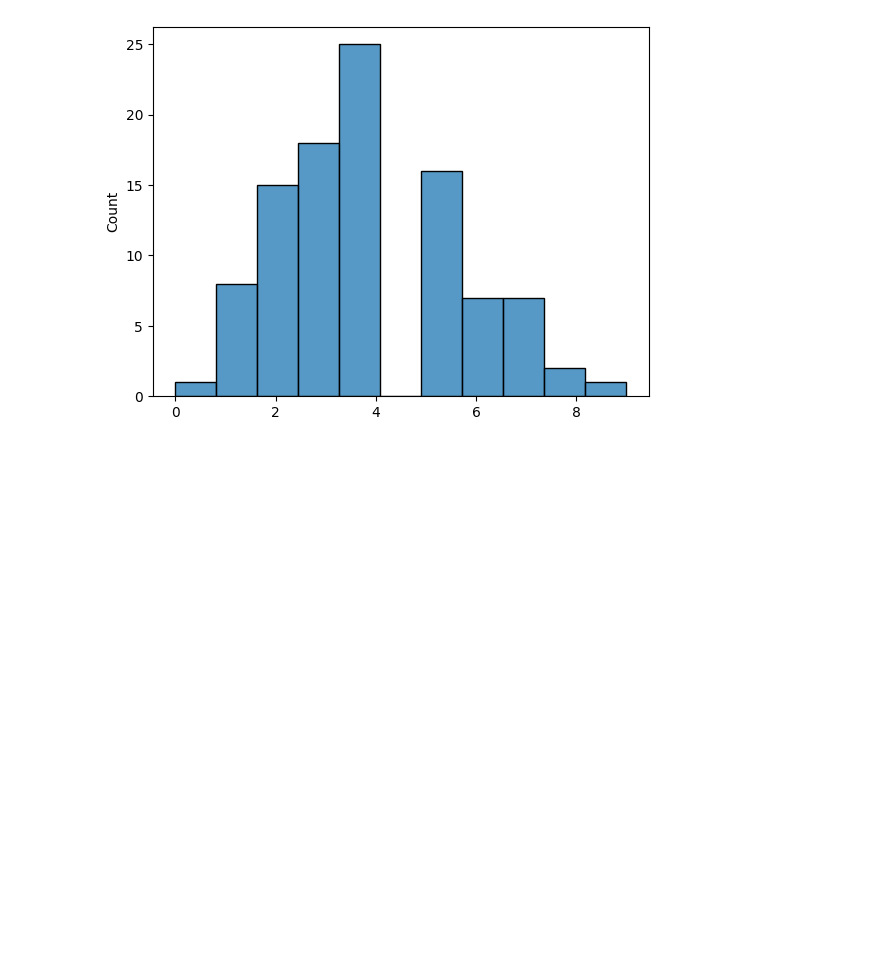
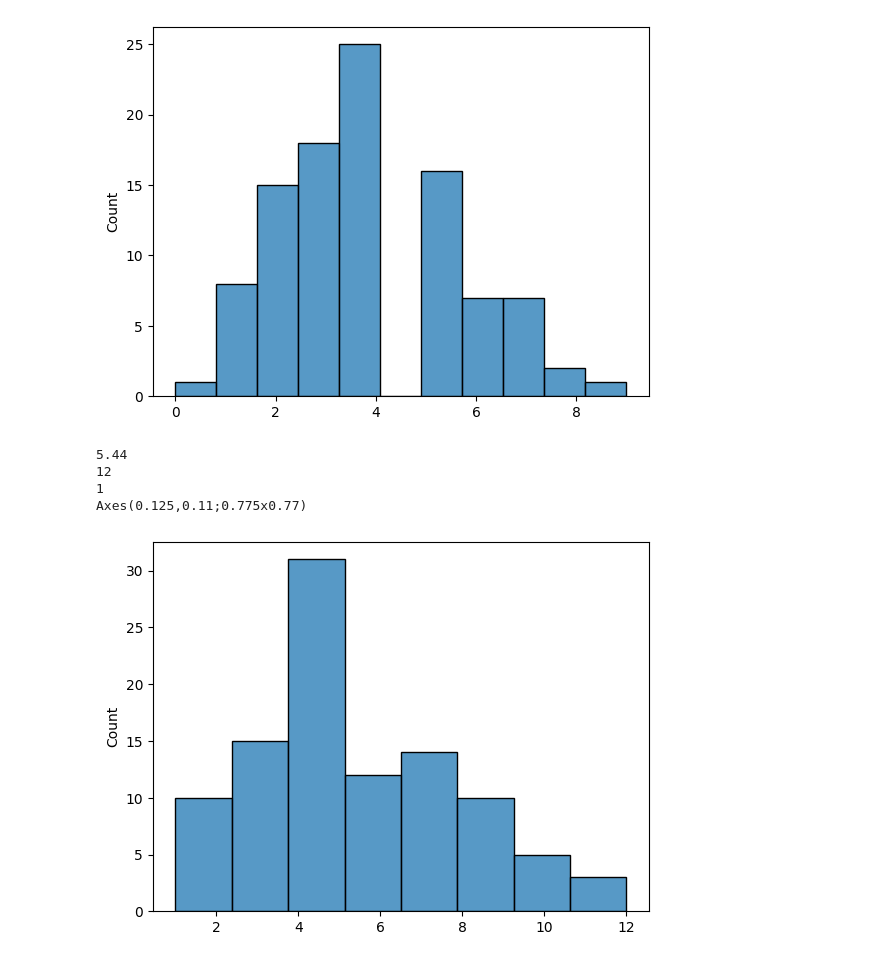
Before and after one commit to wahidali4321/python-for-machine-learning, a Jupyter notebook: Untitled-1.ipynb, the cells around one changed output. Saved outputs shown, nothing was run; the diff lists cells and outputs as text; code cells hidden in the pictures; blank space fills up the shorter version.

```diff
--- a/Untitled-1.ipynb
+++ b/Untitled-1.ipynb
@@ -878,3 +878,16 @@ print(sns.histplot(customer))
  3 4 4 3 2 2 4 8 4 2 4 3 4 5 4 4 4 4 6 4 2 3 5 5 3 1]
 Axes(0.125,0.11;0.775x0.77)
 [figure]
+# %%
+x = random.poisson(lam=6 , size=100)
+print(x.mean())
+print(x.max())
+print(x.min())
+y = sns.histplot(x)
+print(y)
+# %% [output]
+5.44
+12
+1
+Axes(0.125,0.11;0.775x0.77)
+[figure, added]
```
